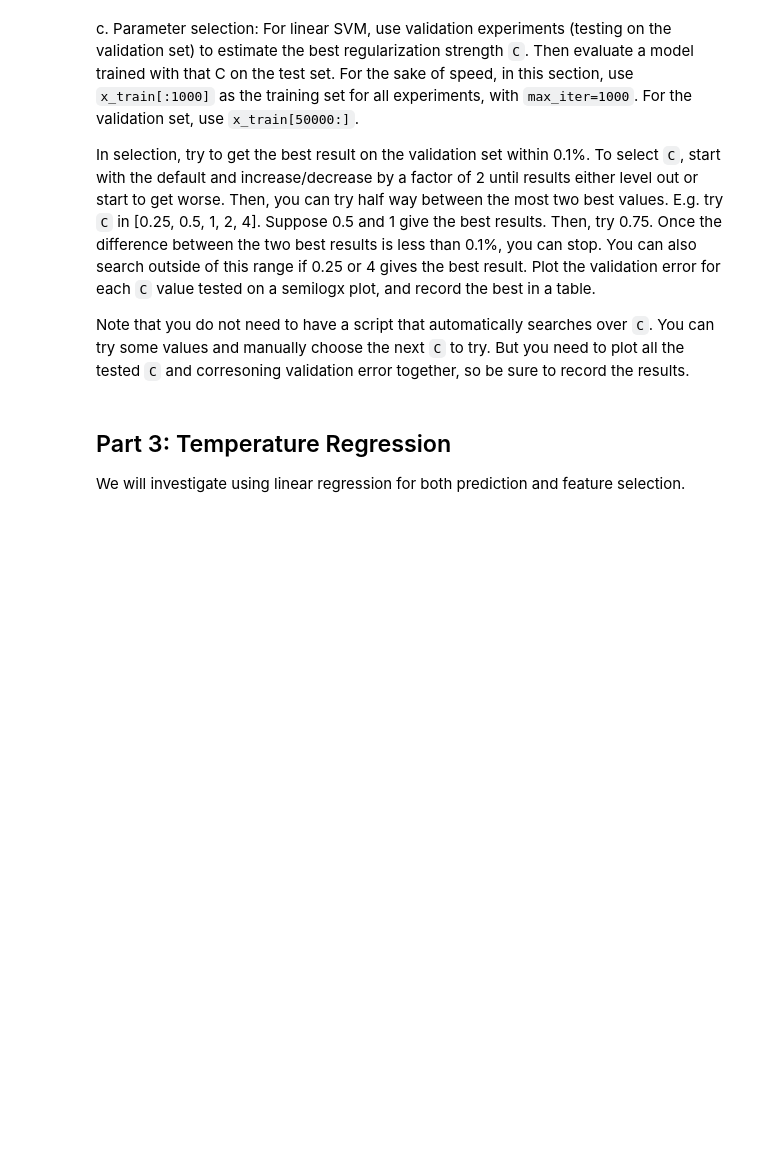
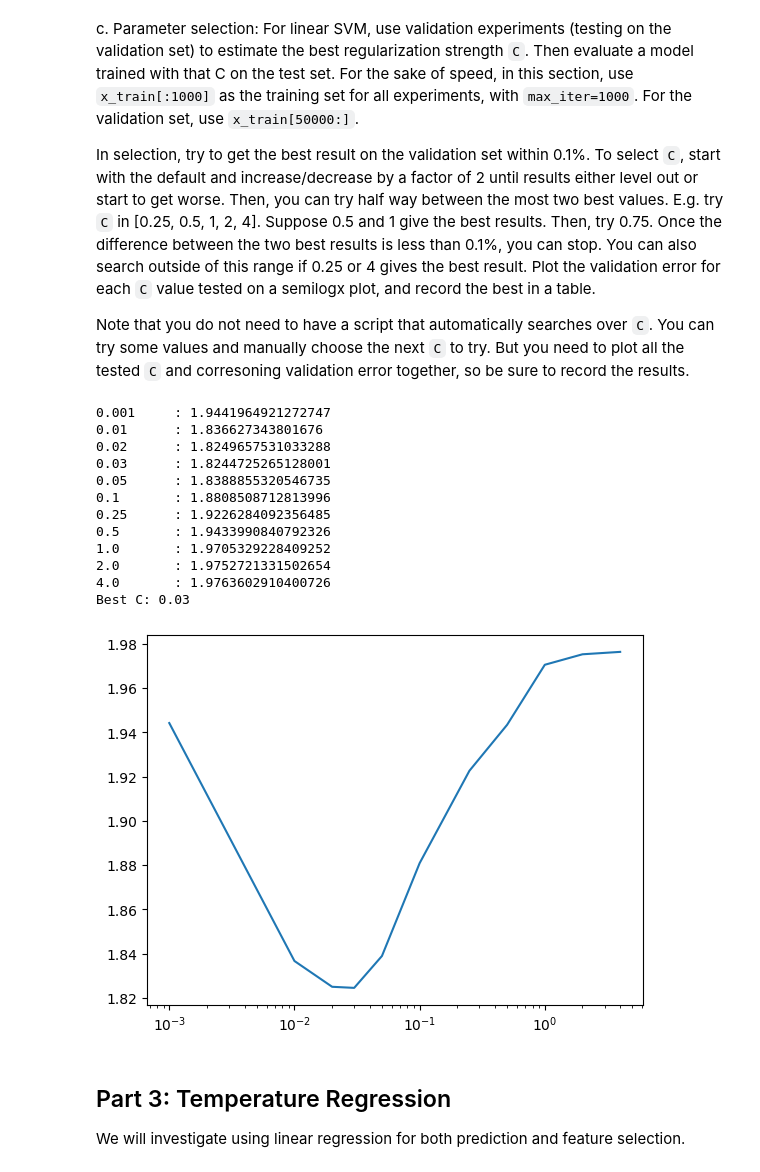
Before and after one commit to e1ec30/ML, a Jupyter notebook: notebooks/CS441_HW2_Starter.ipynb, the cells around one changed output. Saved outputs shown, nothing was run; the diff lists cells and outputs as text; code cells hidden in the pictures; blank space fills up the shorter version.

```diff
--- a/notebooks/CS441_HW2_Starter.ipynb
+++ b/notebooks/CS441_HW2_Starter.ipynb
@@ -222,2 +217,36 @@ Note that you do not need to have a script that automatically searches over `C`.
+# %%
+# Try multiple C parameters, select one that minimizes validation error
+# Often, you need to try a few values and see those results to determine what other values to try
+# TO DO
+Cs = np.array([0.001, 0.01, 0.02, 0.03, 0.05, 0.1, 0.25, 0.5, 1, 2, 4])
+errs = []
+for c in Cs:
+    svc = LinearSVC(max_iter=1000, C=c).fit(x_train[:1000], y_train[:1000])
+    y_pred = svc.predict(x_train[50000:])
+    err = np.sqrt(np.mean((y_train[50000:] - y_pred)**2))
+    errs.append(err)
+    print(f"{c:<10}: {err:>10}")
+errs = np.array(errs)
+
+best_C = Cs[np.argmin(errs)]
+print(f"Best C: {best_C}")
+
+import matplotlib.pyplot as plt
+plt.semilogx(Cs, errs)
+plt.show()
+# %% [output]
+0.001     : 1.9441964921272747
+0.01      : 1.836627343801676
+0.02      : 1.8249657531033288
+0.03      : 1.8244725265128001
+0.05      : 1.8388855320546735
+0.1       : 1.8808508712813996
+0.25      : 1.9226284092356485
+0.5       : 1.9433990840792326
+1.0       : 1.9705329228409252
+2.0       : 1.9752721331502654
+4.0       : 1.9763602910400726
+Best C: 0.03
+[figure, added]
 # %%
 # Get test result for selected parameter
```
Also changed, not shown: parts of 5 cells of this notebook, 1 other file.
